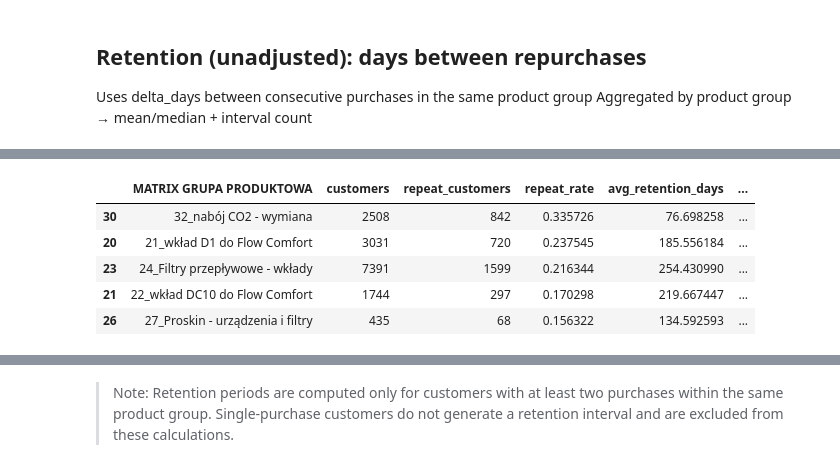
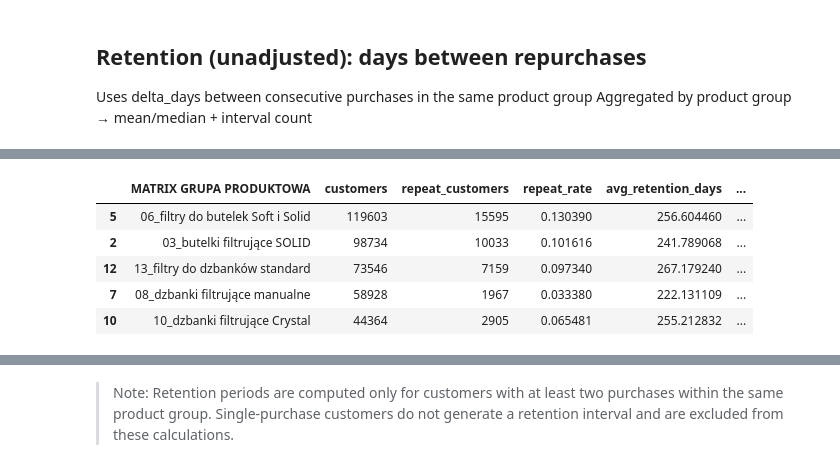
Before and after one commit to Stazar123/361sales, a Jupyter notebook: EDA/05_retetnion_analysis.ipynb, the cells around one changed output, grey strips where cells are left out. Cells and saved outputs as stored; diff of their text form; code cells hidden in the pictures.

```diff
--- a/EDA/05_retetnion_analysis.ipynb
+++ b/EDA/05_retetnion_analysis.ipynb
@@ -147,10 +241,9 @@ import numpy as np
 # -------------------------
 df_purchases = cust_day_group[cust_day_group["is_purchase"]].copy()
 
-df_purchases["date"] = pd.to_datetime(
-    df_purchases["date"],
-    errors="coerce",
-    dayfirst=True
+df_purchases["date"] = (
+    pd.to_datetime(df_purchases["date"], errors="coerce", dayfirst=True)
+    .dt.normalize()
 )
 df_purchases = df_purchases.dropna(subset=["date"])
 
@@ -159,30 +252,61 @@ df_purchases = df_purchases.sort_values(
     ["anon", "MATRIX GRUPA PRODUKTOWA", "date"]
 )
 
+# -------------------------
 # Lag features per customer & product group
+# -------------------------
 df_purchases["prev_date"] = (
     df_purchases
     .groupby(["anon", "MATRIX GRUPA PRODUKTOWA"])["date"]
     .shift(1)
 )
 
+# Previous cumulative quantity (state)
 df_purchases["prev_qty"] = (
     df_purchases
     .groupby(["anon", "MATRIX GRUPA PRODUKTOWA"])["matrix_qty"]
     .shift(1)
 )
 
+# -------------------------
+# Derive EVENT-LEVEL quantity
+# -------------------------
+# event_qty = how many units were added at THIS purchase
+df_purchases["event_qty"] = (
+    df_purchases["matrix_qty"] - df_purchases["prev_qty"]
+)
+
+# First purchase in a series → full quantity is the event
+df_purchases.loc[
+    df_purchases["prev_qty"].isna(), "event_qty"
+] = df_purchases["matrix_qty"]
+
+# -------------------------
+# Align EVENT quantity with time interval
+# -------------------------
+# For interval (t-1 → t), we must use quantity acquired at (t-1)
+df_purchases["prev_event_qty"] = (
+    df_purchases
+    .groupby(["anon", "MATRIX GRUPA PRODUKTOWA"])["event_qty"]
+    .shift(1)
+)
+
+# -------------------------
 # Time between purchases
+# -------------------------
 df_purchases["delta_days"] = (
     df_purchases["date"] - df_purchases["prev_date"]
 ).dt.days
 
 # Keep only valid repurchase intervals
-df_deltas = df_purchases[df_purchases["delta_days"].notna()].copy()
-
+# IMPORTANT: exclude same-day (0) and negative deltas
+df_deltas = df_purchases[
+    df_purchases["delta_days"].notna()
+    & (df_purchases["delta_days"] > 0)
+].copy()
 
 # -------------------------
-# 2) Unadjusted retention stats (days between repurchases)
+# 2) Unadjusted retention stats (calendar days)
 # -------------------------
 retention_stats = (
     df_deltas
@@ -194,43 +318,44 @@ retention_stats = (
     )
 )
 
-
 # -------------------------
-# 3) Quantity-adjusted retention stats (stock-up aware)
-#    adj_days = days_between / previous_quantity
+# 3) Quantity-adjusted retention stats (CORRECT)
+#    adj_days = days_between / PREVIOUS EVENT quantity
 # -------------------------
 df_adj = df_deltas[
-    df_deltas["prev_qty"].notna() & (df_deltas["prev_qty"] > 0)
+    df_deltas["prev_event_qty"].notna()
+    & (df_deltas["prev_event_qty"] > 0)
 ].copy()
 
-df_adj["adj_retention_days"] = df_adj["delta_days"] / df_adj["prev_qty"]
+df_adj["adj_retention_days"] = (
+    df_adj["delta_days"] / df_adj["prev_event_qty"]
+)
 
 adjusted_retention_stats = (
     df_adj
     .groupby("MATRIX GRUPA PRODUKTOWA", as_index=False)
     .agg(
         avg_adj_retention_days=("adj_retention_days", "mean"),
         median_adj_retention_days=("adj_retention_days", "median"),
         n_intervals_adj=("adj_retention_days", "count"),
     )
 )
 
-
 # -------------------------
 # 4) Merge into final product-group table
 # -------------------------
 product_group_retention_final = (
     product_group_retention
     .merge(retention_stats, on="MATRIX GRUPA PRODUKTOWA", how="left")
     .merge(adjusted_retention_stats, on="MATRIX GRUPA PRODUKTOWA", how="left")
-    .sort_values("repeat_rate", ascending=False)
+    .sort_values("customers", ascending=False)
 )
 
 product_group_retention_final.head()
 # %% [output]
 |  | MATRIX GRUPA PRODUKTOWA | customers | repeat_customers | repeat_rate | avg_retention_days | ... |
-| 30 | 32_nabój CO2 - wymiana | 2508 | 842 | 0.335726 | 76.698258 | ... |
-| 20 | 21_wkład D1 do Flow Comfort | 3031 | 720 | 0.237545 | 185.556184 | ... |
-| 23 | 24_Filtry przepływowe - wkłady | 7391 | 1599 | 0.216344 | 254.430990 | ... |
-| 21 | 22_wkład DC10 do Flow Comfort | 1744 | 297 | 0.170298 | 219.667447 | ... |
-| 26 | 27_Proskin - urządzenia i filtry | 435 | 68 | 0.156322 | 134.592593 | ... |
+| 5 | 06_filtry do butelek Soft i Solid | 119603 | 15595 | 0.130390 | 256.604460 | ... |
+| 2 | 03_butelki filtrujące SOLID | 98734 | 10033 | 0.101616 | 241.789068 | ... |
+| 12 | 13_filtry do dzbanków standard | 73546 | 7159 | 0.097340 | 267.179240 | ... |
+| 7 | 08_dzbanki filtrujące manualne | 58928 | 1967 | 0.033380 | 222.131109 | ... |
+| 10 | 10_dzbanki filtrujące Crystal | 44364 | 2905 | 0.065481 | 255.212832 | ... |
```
Also changed, not shown: parts of 4 cells of this notebook, 17 other files.
